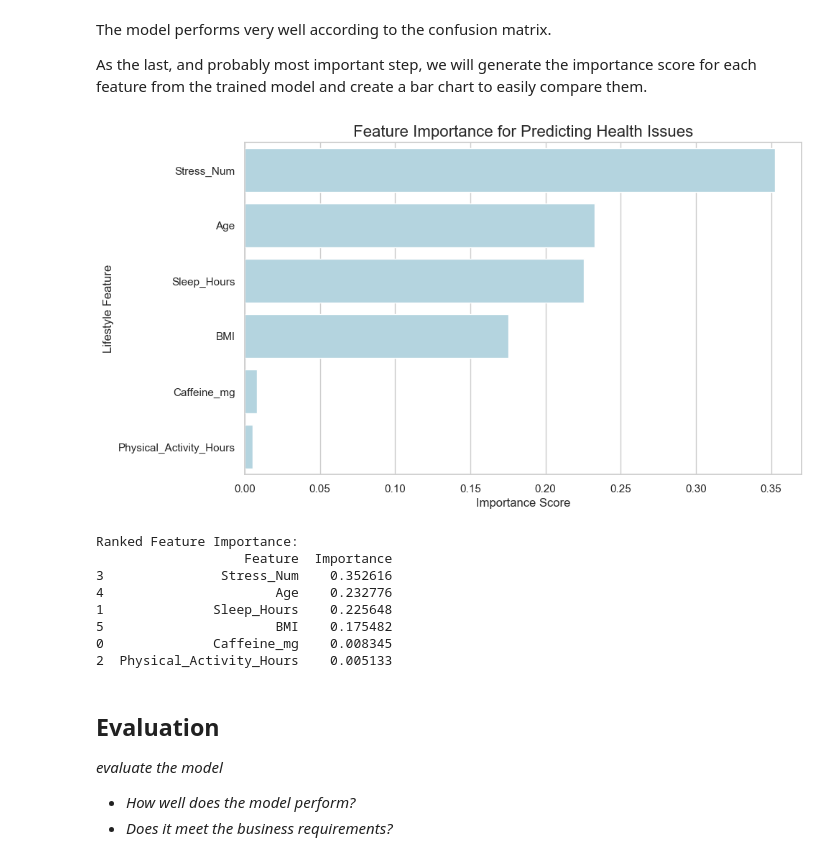
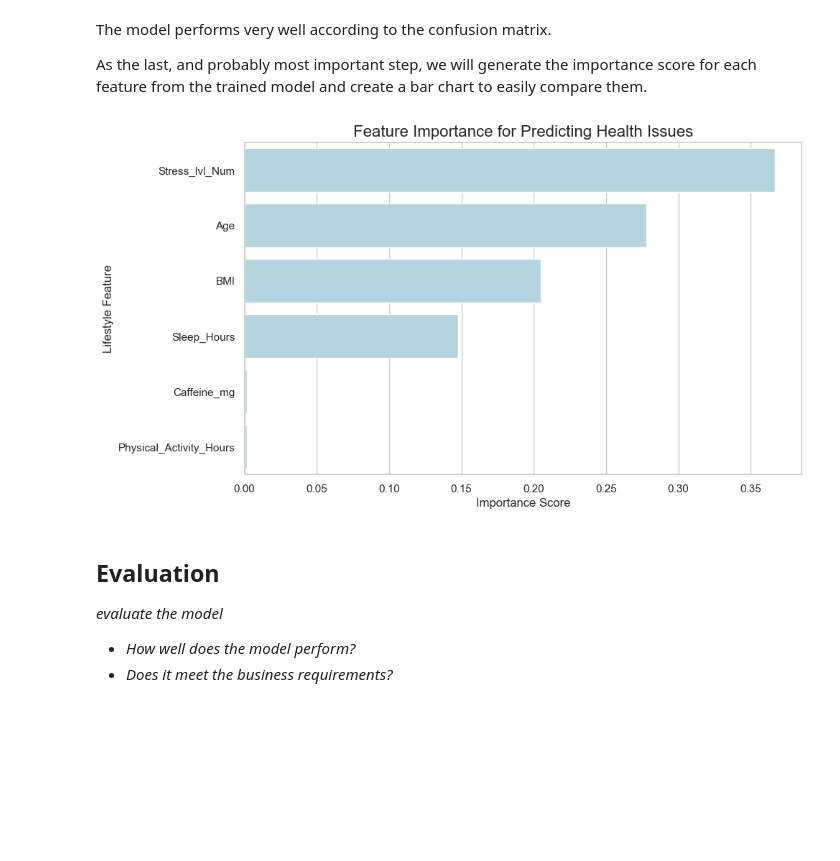
Before and after one commit to Itz-Ezu/DKKO_group6, a Jupyter notebook: coffee_project/hot_coffee.ipynb, the cells around one changed output. Drawn from its saved outputs; the diff is of its cells as text; code cells hidden in the pictures; blank space fills up the shorter version.

Commit message:
Modeling tickled

```diff
--- a/coffee_project/hot_coffee.ipynb
+++ b/coffee_project/hot_coffee.ipynb
@@ -456,18 +427,17 @@ So within 10 cups of coffee (or 1-2 energetics) you are somehow safe and there i
 We start by defining our features *X* and our target *y*. The features will contain all the lifestyle factors we want to analyze. `Smoking` and `Alcohol_Consumption` have been excluded as they are binary values with no context whether the consumption is high or very scarce, and so they are irrelevant to our analysis. The primary goal is to find out how impactful caffeine consumption is in predicting health issues compared to other key factors. The target value which we are trying to predict is `Health_Num`: health issues on a numerical scale.
 # %%
 # Define Features (X) and Target (y)
-features = ['Caffeine_mg', 'Sleep_Hours', 'Physical_Activity_Hours', 'Stress_Num', 'Age', 'BMI']
-X = df[features]
-y = df['Health_Num']
+X = df[['Caffeine_mg', 'Sleep_Hours', 'Physical_Activity_Hours', 'Stress_lvl_Num', 'Age', 'BMI']]
+y = df['Health_Issues']
 
-# Split data into training and testing sets, and standardize
+# Do the split
 X_train, X_test, y_train, y_test = train_test_split(X, y, test_size=0.3, random_state=randomstate, stratify=y)
-X_train_scaled = pd.DataFrame(scaler.fit_transform(X_train), columns=X_train.columns)
-X_test_scaled = pd.DataFrame(scaler.transform(X_test), columns=X_test.columns)
 
-# Initialize and train the Random Forest Classifier with 100 trees
-rf_classifier = RandomForestClassifier(n_estimators=100, random_state=randomstate)
-rf_classifier.fit(X_train_scaled, y_train)
+# Create a random forest classifier
+rf_classifier = RandomForestClassifier(n_estimators=100, bootstrap=True, max_samples=0.7, max_features=0.75, random_state=randomstate)
+rf_classifier.fit(X_train, y_train)
 
-print("Random Forest model has been trained.")
+# Carry out 10-fold cross-validation
+cv_scores = cross_val_score(rf_classifier, X, y, cv=10)
+print(f"Average Accuracy: {cv_scores.mean():.2%} (+/- {cv_scores.std():.2%})")
 # %% [output]
@@ -510,33 +473,21 @@ The model performs very well according to the confusion matrix.
 
 As the last, and probably most important step, we will generate the importance score for each feature from the trained model and create a bar chart to easily compare them.
 # %%
-# Get feature importances from the trained model
-importances = rf_classifier.feature_importances_
+# Get feature importance from the trained model
+importance = rf_classifier.feature_importances_
 
 # Create a dataframe for better visualization
-feature_importance_df = pd.DataFrame({'Feature': features, 'Importance': importances}).sort_values(by='Importance', ascending=False)
+feature_importance_df = pd.DataFrame({'Feature': X_train.columns, 'Importance': importance}).sort_values(by='Importance', ascending=False)
 
 # Plot the results
 plt.figure(figsize=(10, 6))
 sns.barplot(x='Importance', y='Feature', data=feature_importance_df, color='lightblue')
 plt.title('Feature Importance for Predicting Health Issues', fontsize=16)
 plt.xlabel('Importance Score', fontsize=12)
 plt.ylabel('Lifestyle Feature', fontsize=12)
 plt.show()
-
-# Print the ranked list
-print("\nRanked Feature Importance:")
-print(feature_importance_df)
 # %% [output]
-[figure, old version]
+[figure, new version]
-Ranked Feature Importance:
-                   Feature  Importance
-3               Stress_Num    0.352616
-4                      Age    0.232776
-1              Sleep_Hours    0.225648
-5                      BMI    0.175482
-0              Caffeine_mg    0.008345
-2  Physical_Activity_Hours    0.005133
 # %% [markdown]
 ## Evaluation
 
```
Also changed, not shown: parts of 11 cells of this notebook.
